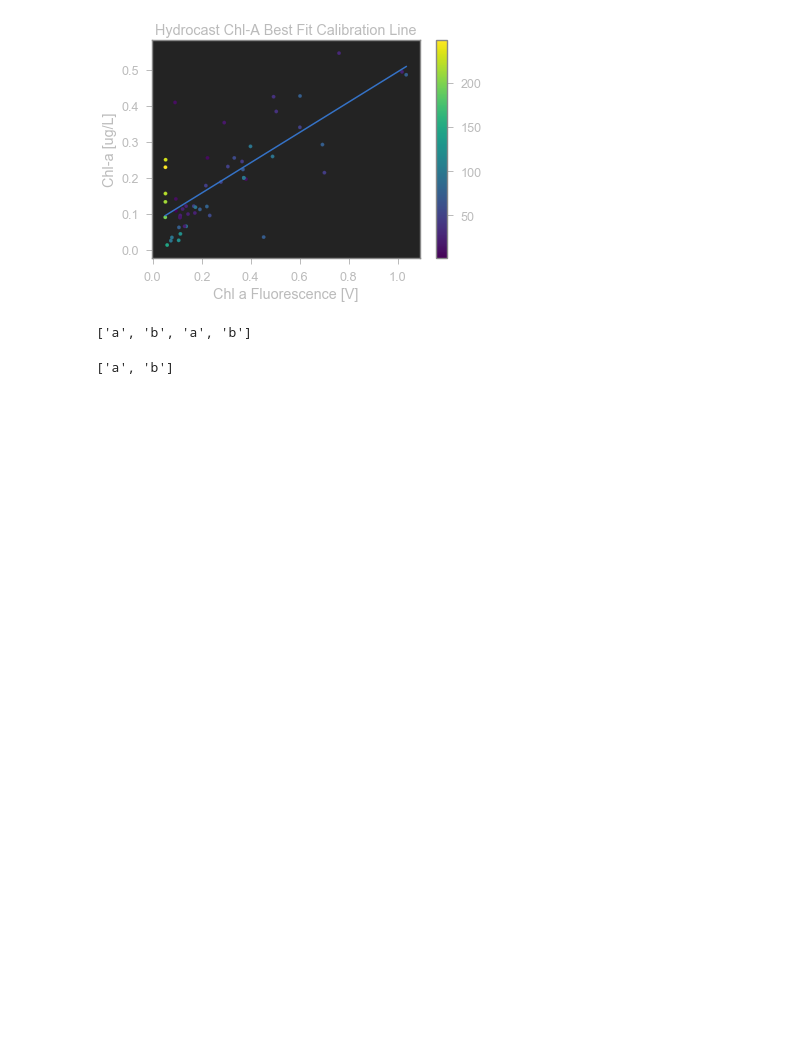
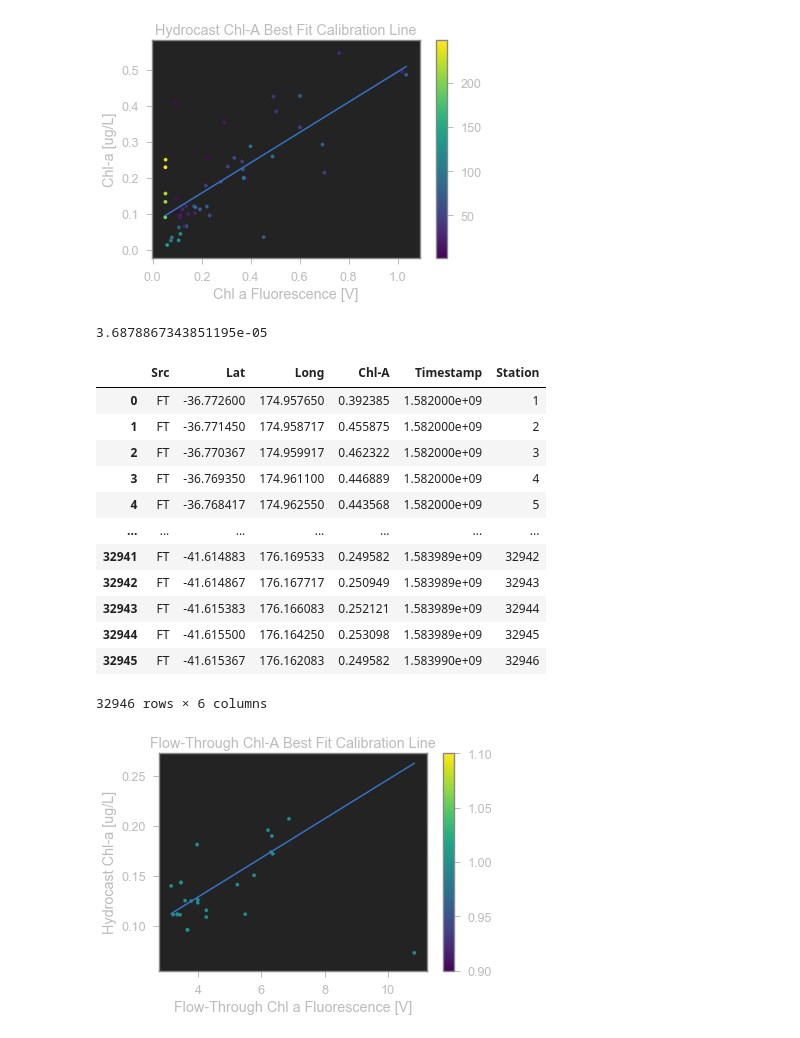
Before and after one commit to AmyPhung/chl-a-comparison, a Jupyter notebook: Workbook9 (major revision).ipynb, the cells around one changed output. Cells and saved outputs as stored; diff of their text form; code cells hidden in the pictures; blank space fills up the shorter version.

Commit message:
Apply calibration to flow through dataset

```diff
--- a/Workbook9 (major revision).ipynb
+++ b/Workbook9 (major revision).ipynb
@@ -273,14 +274,13 @@ class DatasetFT(Dataset):
         Dataset.__init__(self, filename, source, column_names)
         self._raw_df = self._loadRaw()
         self._processRaw()
-#         self.df = pd.DataFrame(index=range(0,len(self._raw_df)),
-#                        columns=STD_COLUMN_NAMES)
-#         self._formatData()
+        self.df = pd.DataFrame(index=range(0,len(self._raw_df)),
+                       columns=STD_COLUMN_NAMES)
+        self._formatData()
 
     def _processRaw(self):
-        # Remove unnecessary columns
-#         self._raw_df.dropna(axis=1, inplace=True)
-#         self._raw_df
+        # Drop points without fluorescence values
+        self._raw_df.dropna(subset=["Fluor-Chl-avg-1-min-Value"], inplace=True)
         # Add in column with properly formatted latitude
         self._raw_df["Latitude"] = \
             self._raw_df["GPS-nav-Lat"].apply(self._computeDegreesDecimalFT)
@@ -290,10 +290,15 @@ class DatasetFT(Dataset):
         # Add in timestamps
         self._raw_df["Timestamp"] = \
             self._raw_df.apply(self._parseDate, axis=1)
-
+        # Add in column with station numbers
+        self._raw_df["Station Num"] = range(1, len(self._raw_df) + 1)
+        # Reset dataframe index
         self._raw_df.reset_index(inplace=True)
-
+        # Compute best fit line
         self._best_fit_line, self._cal_df = self._calibrateData()
+        # Apply best fit line to data
+        self._raw_df["Calculated Chl-A"] = \
+            self._raw_df["Fluor-Chl-avg-1-min-Value"].apply(self._best_fit_line.computeY)
 
     def _parseDate(self, df_row):
         date = df_row["Date"]
@@ -328,8 +333,8 @@ class DatasetFT(Dataset):
         _cal_df[["FT Timestamp", "FT Chlorophyll", "Time Delta"]] = \
             _cal_df.apply(self._lookupNearestPt, axis=1)
         # Compute best fit line
-        ft_fit_line = BestFitLine(_cal_df["FT Chlorophyll"].astype(float),
-                                  _cal_df["Chl-A"].astype(float))
+        ft_fit_line = BestFitLine(_cal_df["FT Chlorophyll"][_cal_df["FT Chlorophyll"]<8].astype(float),
+                                  _cal_df["Chl-A"][_cal_df["FT Chlorophyll"]<8].astype(float))
         return ft_fit_line, _cal_df
 
     def _lookupNearestPt(self, df_row):
@@ -482,8 +451,29 @@ b = list(a.columns)
-# %%
-b + ["a", "b"]
-# %% [output]
-['a', 'b', 'a', 'b']
-# %%
-b
-# %% [output]
-['a', 'b']
+# %%
+ft_cols = {"Lat": "Latitude",
+            "Long": "Longitude",
+            "Chl-A": "Calculated Chl-A",
+            "Time": "Timestamp",
+            "Station": "Station Num"}
+ft_data = DatasetFT("data/Event60sec_003.elg", "FT", ft_cols, hc_data.df, ml_depth=1)
+
+# display(ft_data._raw_df)
+# display(ft_data._cal_df)
+print(ft_data._best_fit_line.p_value)
+ft_data.visualizeCalibration()
+display(ft_data.df)
+# %% [output]
+3.6878867343851195e-05
+|  | Src | Lat | Long | Chl-A | Timestamp | Station |
+| 0 | FT | -36.772600 | 174.957650 | 0.392385 | 1.582000e+09 | 1 |
+| 1 | FT | -36.771450 | 174.958717 | 0.455875 | 1.582000e+09 | 2 |
+| 2 | FT | -36.770367 | 174.959917 | 0.462322 | 1.582000e+09 | 3 |
+| 3 | FT | -36.769350 | 174.961100 | 0.446889 | 1.582000e+09 | 4 |
+| 4 | FT | -36.768417 | 174.962550 | 0.443568 | 1.582000e+09 | 5 |
+| ... | ... | ... | ... | ... | ... | ... |
+| 32941 | FT | -41.614883 | 176.169533 | 0.249582 | 1.583989e+09 | 32942 |
+| 32942 | FT | -41.614867 | 176.167717 | 0.250949 | 1.583989e+09 | 32943 |
+| 32943 | FT | -41.615383 | 176.166083 | 0.252121 | 1.583989e+09 | 32944 |
+| 32944 | FT | -41.615500 | 176.164250 | 0.253098 | 1.583989e+09 | 32945 |
+| 32945 | FT | -41.615367 | 176.162083 | 0.249582 | 1.583990e+09 | 32946 |
+32946 rows × 6 columns
+[figure, added]
```
Also changed, not shown: parts of 5 cells of this notebook.
